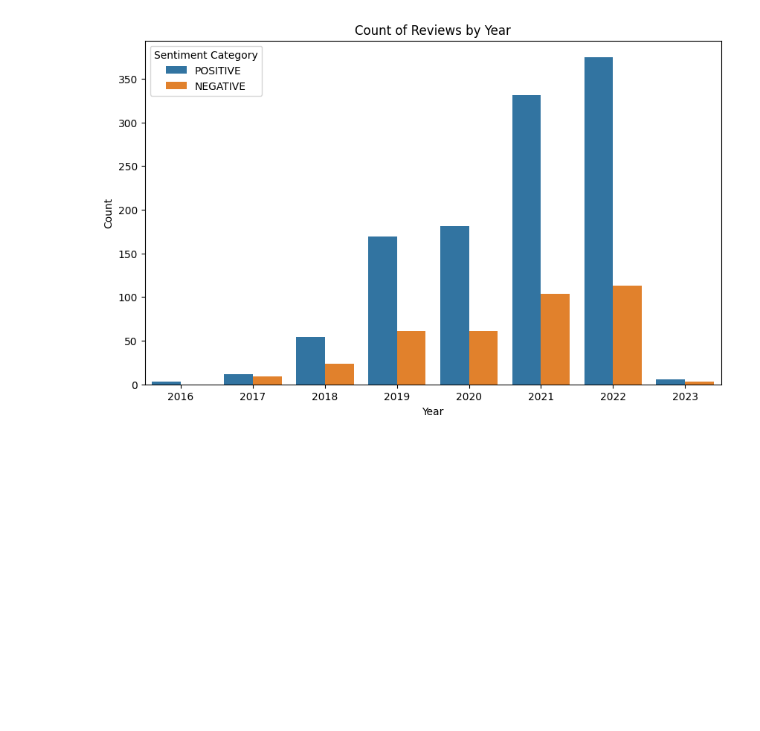
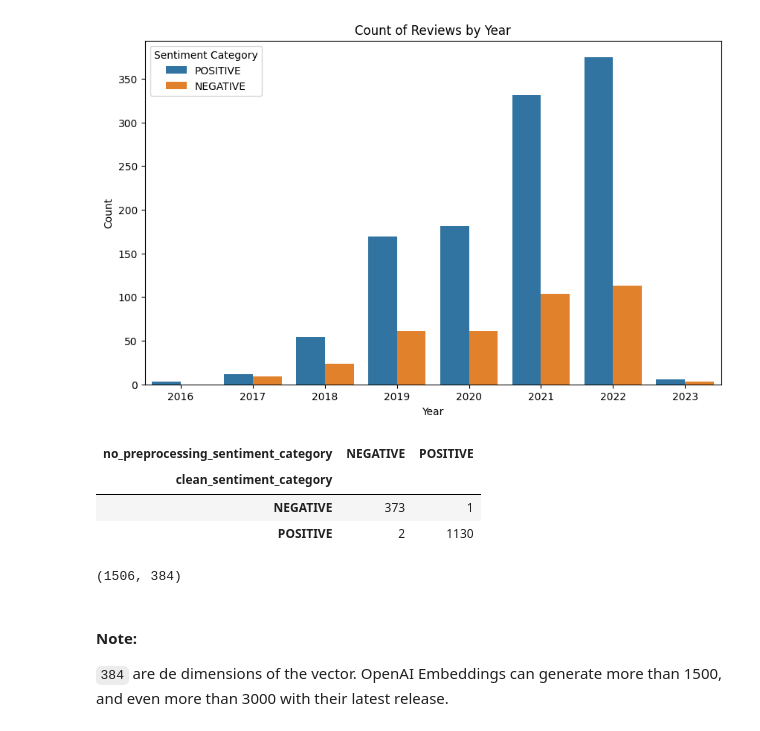
Before and after one commit to josemh301/openai-api-projects, a Jupyter notebook: HuggingFace/Project 2 - NLP App with Hugging Face/copilot-testing.ipynb, the cells around one changed output. Saved outputs shown, nothing was run; the diff lists cells and outputs as text; code cells hidden in the pictures; blank space fills up the shorter version.

Commit message:
Adding embeddings

```diff
--- a/HuggingFace/Project 2 - NLP App with Hugging Face/copilot-testing.ipynb
+++ b/HuggingFace/Project 2 - NLP App with Hugging Face/copilot-testing.ipynb
@@ -267,3 +267,28 @@ plt.show()
 <Figure size 1000x600 with 0 Axes>
 <Figure size 1000x600 with 0 Axes>
 [figure]
+# %%
+display(pd.crosstab(runway['clean_sentiment_category'], runway['no_preprocessing_sentiment_category']))
+# %% [output]
+| no_preprocessing_sentiment_category | NEGATIVE | POSITIVE |
+| clean_sentiment_category |  |  |
+| NEGATIVE | 373 | 1 |
+| POSITIVE | 2 | 1130 |
+# %%
+from sentence_transformers import SentenceTransformer
+# embeddings
+
+# Instantiate a new instance of SentenceTransformer using the specified model
+model_id = "all-MiniLM-L6-v2"
+model = SentenceTransformer(model_id)
+
+# Generate an embedding for each review text using model.encode()
+embeddings = model.encode(runway['rented for'].tolist())
+
+# Print the shape of the new embeddings array
+print(embeddings.shape)
+# %% [output]
+(1506, 384)
+# %% [markdown]
+#### Note:
+`384` are de dimensions of the vector. OpenAI Embeddings can generate more than 1500, and even more than 3000 with their latest release.
```
